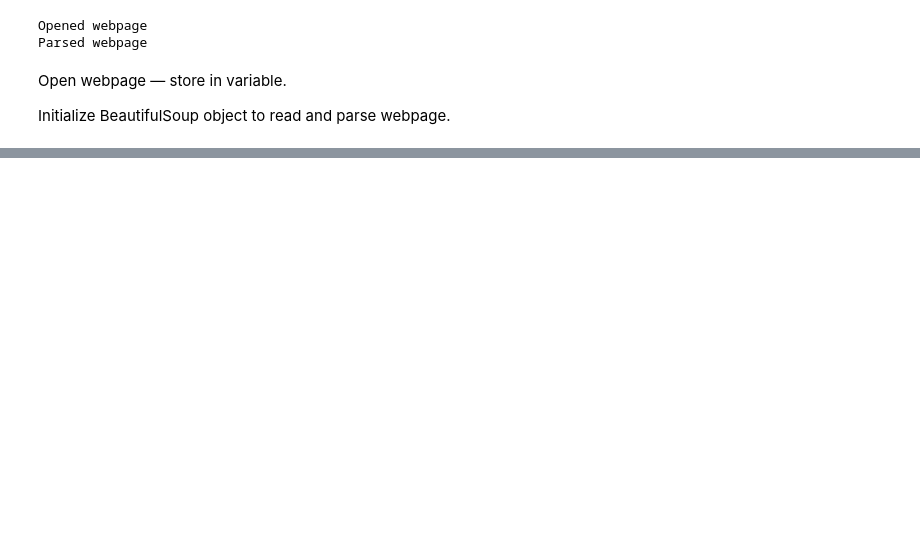
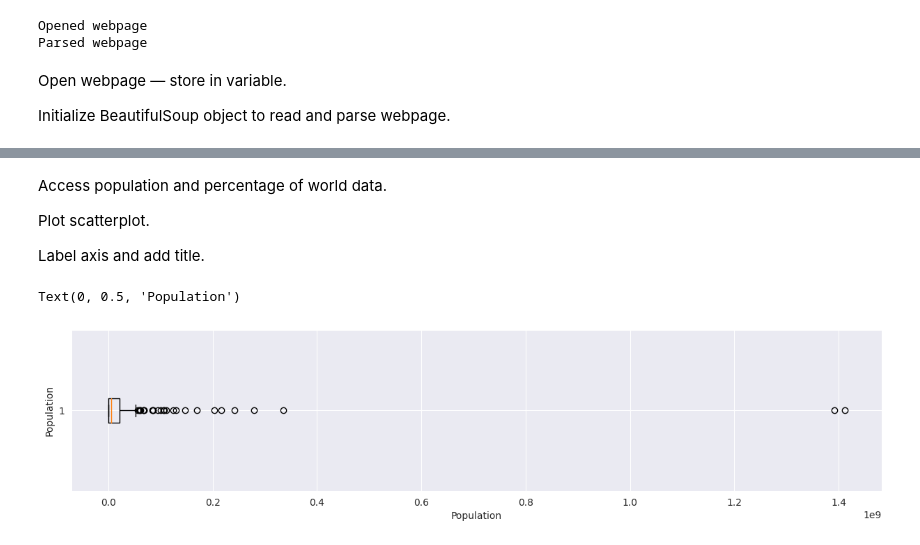
Before and after one commit to emmacionca/data_curation_and_analysis, a Jupyter notebook: eac4697_data_curation_and_analysis.ipynb, the cells around one changed output, grey strips where cells are left out. Cells and saved outputs as stored; diff of their text form; code cells hidden in the pictures; blank space fills up the shorter version.

```diff
--- a/eac4697_data_curation_and_analysis.ipynb
+++ b/eac4697_data_curation_and_analysis.ipynb
@@ -92,0 +305,17 @@ From here the CSV file will be used to create a data visualization.
+# %% [markdown]
+Access population and percentage of world data.
+
+Plot scatterplot.
+
+Label axis and add title.
+# %%
+population_column = Sovereign_states_and_dependencies_by_population_df['Population']
+
+plt.figure(figsize = (15, 3))
+plt.boxplot(population_column, vert=False)
+
+plt.xlabel("Population")
+plt.ylabel("Population")
+# %% [output]
+Text(0, 0.5, 'Population')
+[figure, added]
```
Also changed, not shown: parts of 41 cells of this notebook.
